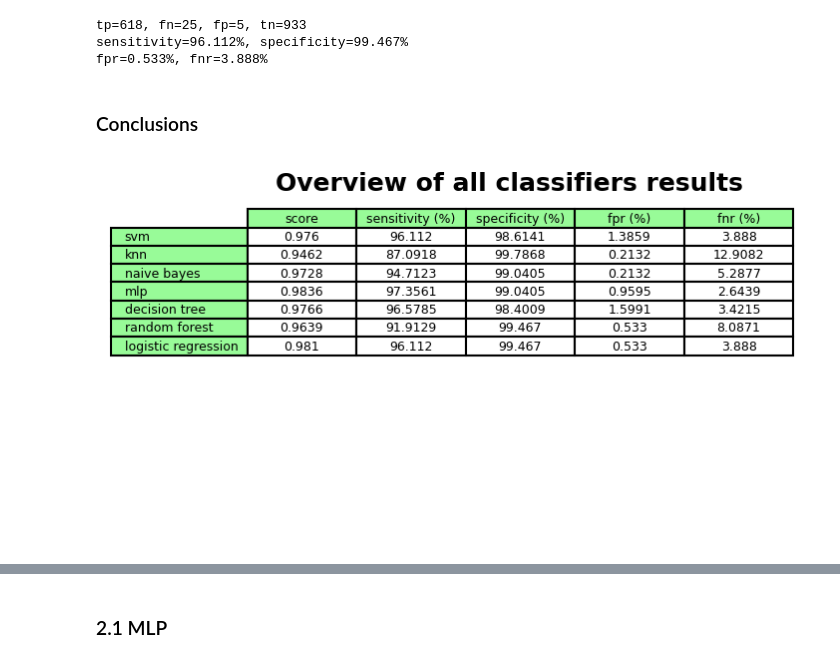
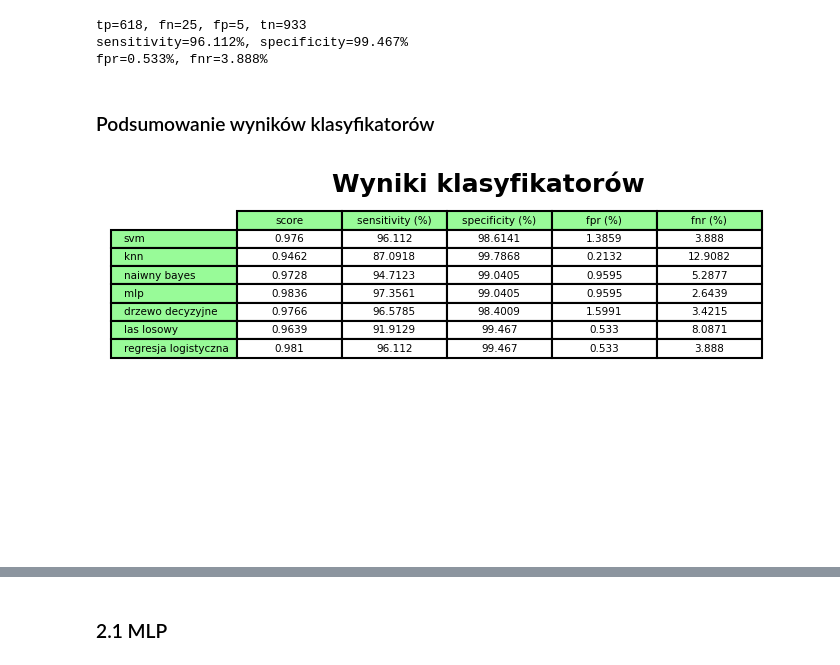
Before and after one commit to carzynsky/Analytics-and-Data-mining, a Jupyter notebook: cz2/spam.ipynb, the cells around one changed output, grey strips where cells are left out. Saved outputs shown, nothing was run; the diff lists cells and outputs as text; code cells hidden in the pictures.

```diff
--- a/cz2/spam.ipynb
+++ b/cz2/spam.ipynb
@@ -322,32 +321,32 @@ Logistic regression score = 0.9810246679316889
 tp=618, fn=25, fp=5, tn=933
 sensitivity=96.112%, specificity=99.467%
 fpr=0.533%, fnr=3.888%
-# %% [markdown]
-### Conclusions
+# %% [markdown]
+### Podsumowanie wyników klasyfikatorów
 # %%
-classifiers = ['svm', 'knn', 'naive bayes', 'mlp', 'decision tree', 'random forest', 'logistic regression']
+classifiers = ['svm', 'knn', 'naiwny bayes', 'mlp', 'drzewo decyzyjne', 'las losowy', 'regresja logistyczna']
 results = ['score', 'sensitivity (%)', 'specificity (%)', 'fpr (%)', 'fnr (%)']
 fig, ax = plt.subplots()
 ax.set_axis_off()
 table = ax.table(
     cellText = [[round(svm_score, 4), sensitivity_svm, specificity_svm, fpr_svm, fnr_svm],
                 [round(knn_score, 4), sensitivity_knn, specificity_knn, fpr_knn, fnr_knn],
-                [round(gnb_score, 4), sensitivity_gnb, specificity_gnb, fpr_knn, fnr_gnb],
+                [round(gnb_score, 4), sensitivity_gnb, specificity_gnb, fpr_gnb, fnr_gnb],
                 [round(mlp_score, 4), sensitivity_mlp, specificity_mlp, fpr_mlp, fnr_mlp],
                 [round(decision_tree_score, 4), sensitivity_dt, specificity_dt, fpr_dt, fnr_dt],
                 [round(rfc_score, 4), sensitivity_rf, specificity_rf, fpr_rf, fnr_rf],
                 [round(lr_score, 4), sensitivity_lr, specificity_lr, fpr_lr, fnr_lr],],
     rowLabels = classifiers,
     colLabels = results,
     rowColours =["palegreen"] * 7,
     colColours =["palegreen"] * 5,
     cellLoc ='center',
     loc ='upper left'
 )
-ax.set_title(f'Overview of all classifiers results',
+ax.set_title(f'Wyniki klasyfikatorów',
              fontweight ="bold")
 fig.tight_layout(pad=3.0)
 fig.set_size_inches(6,3)
 fig.set_dpi(150)
 # %% [output]
-[figure, old version]
+[figure, new version]
```
Also changed, not shown: parts of 119 cells of this notebook.
